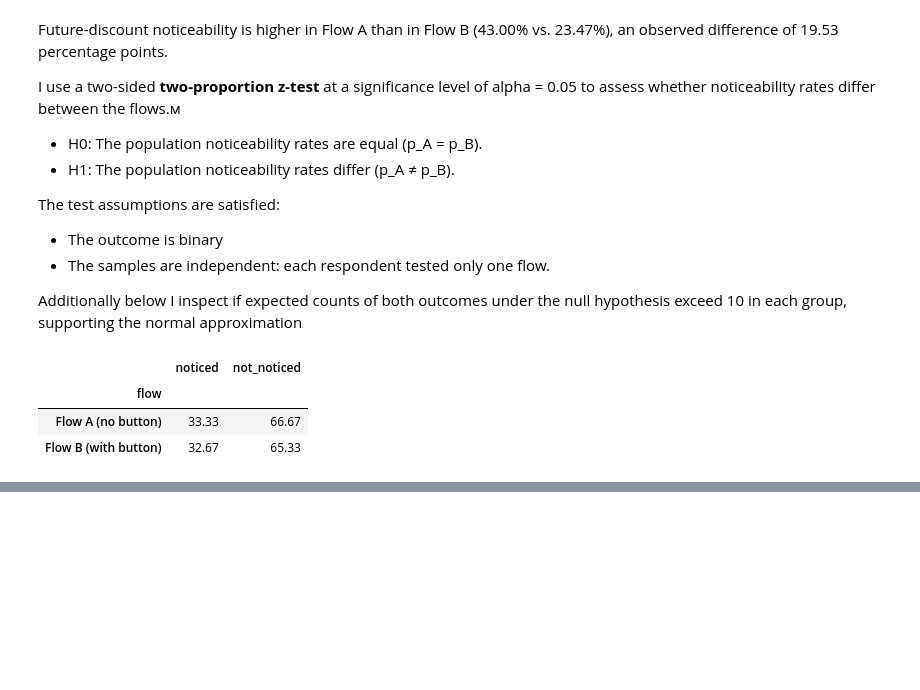
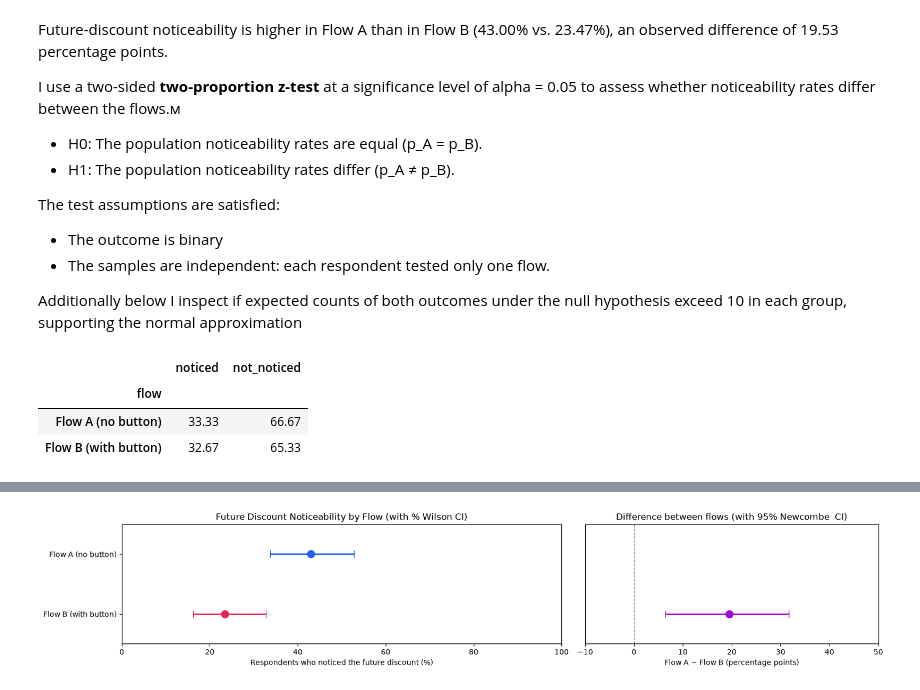
Before and after one commit to elena-kolo/payment-flow-experimentation-analysis, a Jupyter notebook: notebooks/03_prototype_analysis.ipynb, the cells around one changed output, grey strips where cells are left out. Saved outputs shown, nothing was run; the diff lists cells and outputs as text; code cells hidden in the pictures; blank space fills up the shorter version.

Commit message:
Calculate confidence intervals and add visualizations

```diff
--- a/notebooks/03_prototype_analysis.ipynb
+++ b/notebooks/03_prototype_analysis.ipynb
@@ -244,0 +279,16 @@ Flow A demonstrates a higher observed future-discount noticeability compared to
+# %%
+# Calculate 95% Newcombe confidence intervals for the difference between flows (A − B)
+future_dsc_delta_ci_low, future_dsc_delta_ci_high = (smprop.confint_proportions_2indep(
+                                                         count1 = future_dsc_noticed_counts_ztest.loc['Flow A (no button)'],
+                                                         count2 = future_dsc_noticed_counts_ztest.loc['Flow B (with button)'],
+                                                         nobs1  = future_dsc_noticed_samples_ztest.loc['Flow A (no button)'],
+                                                         nobs2  = future_dsc_noticed_samples_ztest.loc['Flow B (with button)'],
+                                                         alpha = ALPHA,
+                                                         compare ='diff',
+                                                         method='newcomb')
+                                                         )
+
+
+# print the results
+
+print (f'Confidence intervals for the difference between flows (A vs B) are {future_dsc_delta_ci_low*100:.2f} p.p.-{future_dsc_delta_ci_high*100:.2f} p.p.')
@@ -245,3 +341,75 @@ Flow A demonstrates a higher observed future-discount noticeability compared to
+# %%
+#мisualise the noticeability rates, the difference and their CIs
+future_dsc_fig, future_dsc_axes = plt.subplots(ncols = 2,
+                                               figsize = (16,3),
+                                               gridspec_kw = {'width_ratios': [1.5, 1]},
+                                               layout = 'constrained')
+
+#plot Flow A rate with its CI
+future_dsc_axes[0].errorbar( x = future_dsc_noticed_rate_pct_flow_a,
+                            y = 1,
+                            xerr = [[future_dsc_noticed_rate_pct_flow_a - future_dsc_noticed_ci_low_pct_flow_a],
+                                    [future_dsc_noticed_ci_high_pct_flow_a - future_dsc_noticed_rate_pct_flow_a]],
+                            fmt = 'o',
+                            color = '#2563EB',
+                            markersize=10,
+                            capsize=5,
+                            elinewidth=2
+                            )
+
+#plot Flow B rate with its CI
+future_dsc_axes[0].errorbar( x = future_dsc_noticed_rate_pct_flow_b,
+                            y = 2,
+                            xerr = [[future_dsc_noticed_rate_pct_flow_b - future_dsc_noticed_ci_low_pct_flow_b],
+                                    [future_dsc_noticed_ci_high_pct_flow_b - future_dsc_noticed_rate_pct_flow_b]],
+                            fmt = 'o',
+                            color = "#EB2556",
+                            markersize=10,
+                            capsize=5,
+                            elinewidth=2
+                            )
+
+#rate plots settings
+future_dsc_axes[0].set (
+    title = 'Future Discount Noticeability by Flow (with % Wilson CI)',
+    xlabel='Respondents who noticed the future discount (%)',
+    yticks=[1, 2],
+    yticklabels=future_dsc_flow_a_b,
+    xlim = (0, 100),
+    ylim = (2.5, 0.5)
+)
+
+future_dsc_axes[1].errorbar( x = future_dsc_delta_pp,
+                            y = 1,
+                            xerr = [[future_dsc_delta_pp - future_dsc_delta_ci_low*100],
+                                    [future_dsc_delta_ci_high*100 - future_dsc_delta_pp]],
+                            fmt = 'o',
+                            color = "#9F0AD1",
+                            markersize=10,
+                            capsize=5,
+                            elinewidth=2
+                            )
+
+#difference plots settings
+future_dsc_axes[1].set (
+    title = 'Difference between flows (with 95% Newcombe  CI)',
+    xlabel='Flow A − Flow B (percentage points)',
+    yticks=[],
+    xlim = (-10, 50),
+    ylim = (0.5, 2.5)
+)
+
+# Mark no difference between flows
+future_dsc_axes[1].axvline(
+    x=0,
+    color='gray',
+    linestyle='--',
+    linewidth=1
+)
+
+plt.show()
+# %% [output]
+[figure, added]
 # %% [markdown]
 **Interim Finding**
 
```
Also changed, not shown: parts of 8 cells of this notebook.
